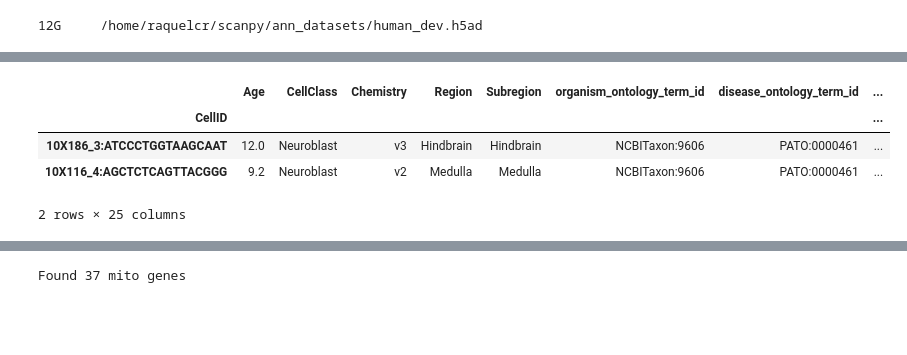
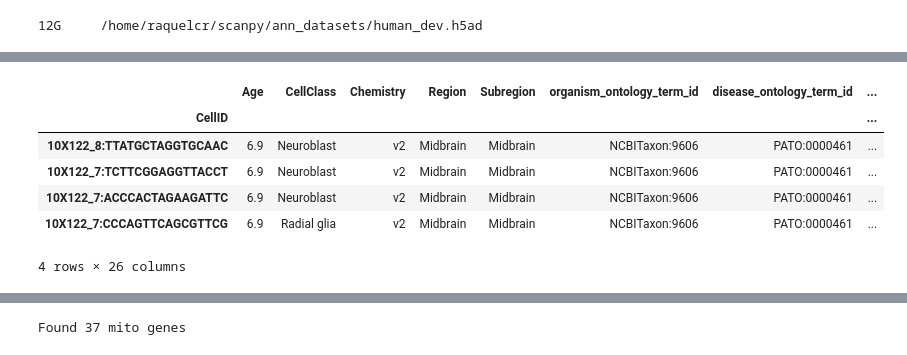
Before and after one commit to raqcoss/NMR-snRNA-seq, a Jupyter notebook: scanpy/merge_data.ipynb, the cells around one changed output, grey strips where cells are left out. Cells and saved outputs as stored; diff of their text form; code cells hidden in the pictures; blank space fills up the shorter version.

```diff
--- a/scanpy/merge_data.ipynb
+++ b/scanpy/merge_data.ipynb
@@ -244,7 +250,7 @@ File already exists
 # %%
 # Stratified sampling to ensure all clusters are represented
 # Takes around 10 minutes to run
-def subsample_dataset(dataset_path,random_seed=71, fraction=0.02, min_per_cluster=34):
+def subsample_dataset(dataset_path,random_seed=71, fraction=0.05, min_per_cluster=34, filter_by=None):
     dirname = os.path.dirname(dataset_path)
     basename = os.path.basename(dataset_path)
     subset_path = os.path.join(dirname,f"{basename.split(r'[-.]')[0]}_subset{random_seed}.h5ad")
@@ -259,6 +265,10 @@ def subsample_dataset(dataset_path,random_seed=71, fraction=0.02, min_per_cluste
 
         # Step 1. Open dataset in backed mode
         adata_backed = sc.read_h5ad(dataset_path, backed="r")
+        if filter_by != None:
+            if filter_by in adata_backed.obs.columns:
+                adata_backed = adata_backed[adata_backed.obs[filter_by].str.contains(r'[Cc]ortex|[Hh]ippocampus|[Mm]idbrain',regex=True)]
+            else: return NameError(filter_by)
 
         n_cells = adata_backed.n_obs
         target_size = int(n_cells * fraction)
@@ -437,5 +464,5 @@ File: scanpy/ann_datasets/human_dev.h5ad (Must be 12GB)
 12G     /home/raquelcr/scanpy/ann_datasets/human_dev.h5ad
 # %%
 dev_human = subsample_dataset('/home/raquelcr/scanpy/ann_datasets/human_dev.h5ad'
-                               ,random_seed=71, fraction=0.02, min_per_cluster=34)
+                               ,random_seed=37, fraction=0.05, min_per_cluster=20, filter_by='Region')
 # %% [output]
@@ -444,13 +486,19 @@ Sampled dataset: 53981 × 59459
 # %%
 # Add species column
 dev_human.obs['species'] = 'human'
-dev_human.obs.head(2)
+dev_human.obs['region'] = None
+dev_human.obs.loc[dev_human.obs['Region'].str.contains(r'[Cc]ortex', regex=True), 'region'] = "cerebral cortex"
+dev_human.obs.loc[dev_human.obs['Region'].str.contains(r'[Hh]ippocampus', regex=True), 'region'] = "hippocampus"
+dev_human.obs.loc[dev_human.obs['Region'].str.contains(r'[Mm]idbrain', regex=True), 'region'] = "midbrain"
+dev_human.obs.head(4)
 # %% [output]
 |  | Age | CellClass | Chemistry | Region | Subregion | organism_ontology_term_id | disease_ontology_term_id | ... |
 | CellID |  |  |  |  |  |  |  | ... |
-| 10X186_3:ATCCCTGGTAAGCAAT | 12.0 | Neuroblast | v3 | Hindbrain | Hindbrain | NCBITaxon:9606 | PATO:0000461 | ... |
-| 10X116_4:AGCTCTCAGTTACGGG | 9.2 | Neuroblast | v2 | Medulla | Medulla | NCBITaxon:9606 | PATO:0000461 | ... |
+| 10X122_8:TTATGCTAGGTGCAAC | 6.9 | Neuroblast | v2 | Midbrain | Midbrain | NCBITaxon:9606 | PATO:0000461 | ... |
+| 10X122_7:TCTTCGGAGGTTACCT | 6.9 | Neuroblast | v2 | Midbrain | Midbrain | NCBITaxon:9606 | PATO:0000461 | ... |
+| 10X122_7:ACCCACTAGAAGATTC | 6.9 | Neuroblast | v2 | Midbrain | Midbrain | NCBITaxon:9606 | PATO:0000461 | ... |
+| 10X122_7:CCCAGTTCAGCGTTCG | 6.9 | Radial glia | v2 | Midbrain | Midbrain | NCBITaxon:9606 | PATO:0000461 | ... |
-2 rows × 25 columns
+4 rows × 26 columns
 # %%
 dev2humananot = {
     # Células del Linaje Neuronal
```
Also changed, not shown: parts of 30 cells of this notebook, 12 other files.
